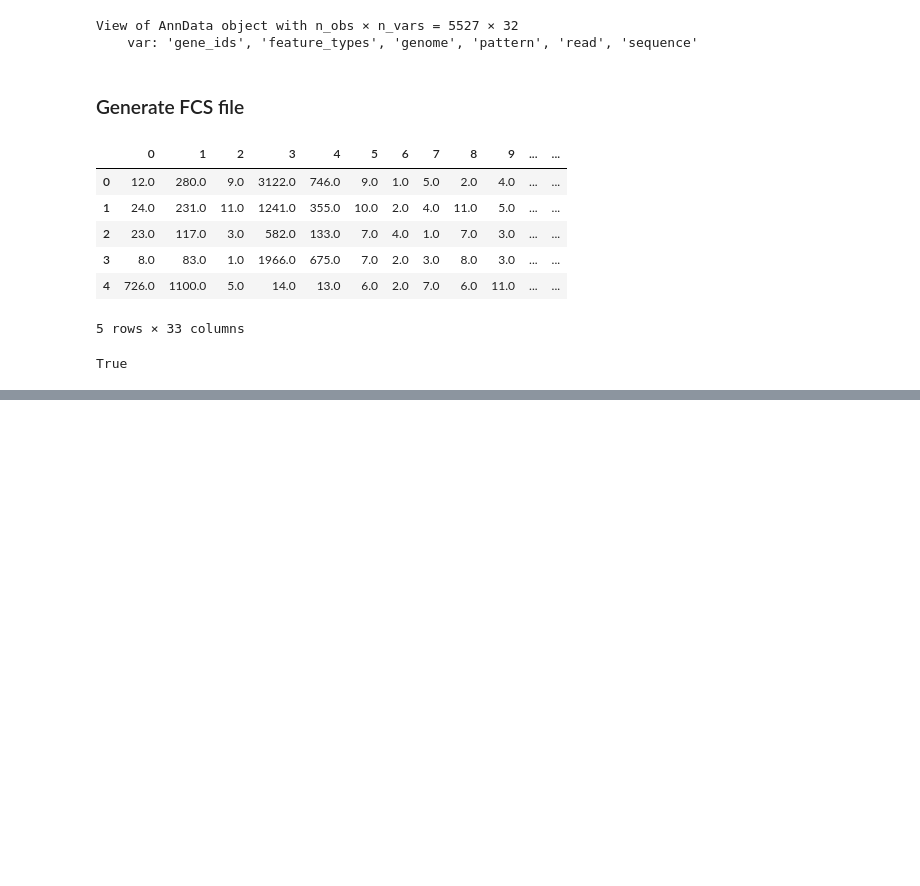
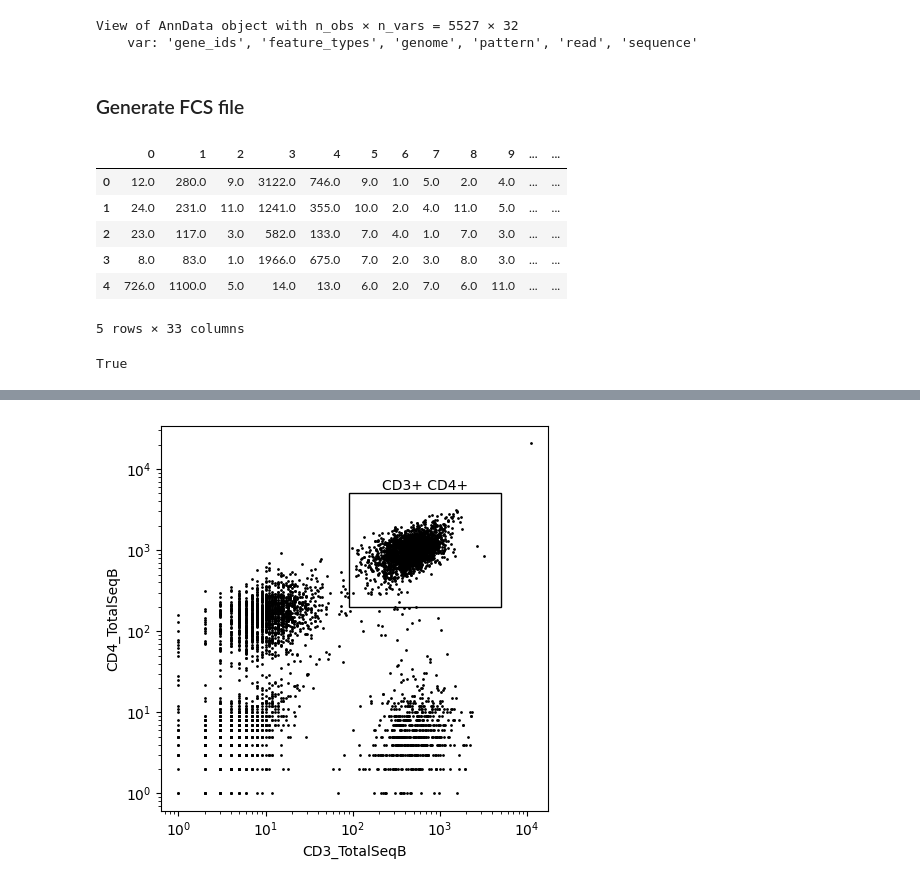
Before and after one commit to harryhaller001/anndata-fcs, a Jupyter notebook: testing_citeseq.ipynb, the cells around one changed output, grey strips where cells are left out. Drawn from its saved outputs; the diff is of its cells as text; code cells hidden in the pictures; blank space fills up the shorter version.

```diff
--- a/testing_citeseq.ipynb
+++ b/testing_citeseq.ipynb
@@ -64,3 +65,9 @@ pd.DataFrame(np.reshape(fcs_data.events, (-1, fcs_data.channel_count))).head()
 ).all()
 # %% [output]
 True
+# %%
+comp_df = pd.DataFrame(
+    np.reshape(fcs_data.events, (-1, fcs_data.channel_count)),
+    columns=[v["PnN"] for v in fcs_data.channels.values()],
+)
+comp_df
@@ -66,0 +88,56 @@ True
+# %%
+from typing import TypeAlias, Literal
+from scipy import stats
+import matplotlib.pyplot as plt
+from matplotlib.patches import Polygon
+
+ScaleType: TypeAlias = Literal["linear", "log", "symlog", "logit"]
+
+
+def plot(
+    data: pd.DataFrame,
+    x: str,
+    y: str,
+    xscale: ScaleType = "log",
+    yscale: ScaleType = "log",
+    density: bool = False,
+):
+    _fig, _ax = plt.subplots(figsize=(5, 5))
+
+    if density is True:
+        values = np.vstack(
+            [
+                data[x].sample(n=1000, random_state=1),
+                data[y].sample(n=1000, random_state=1),
+            ]
+        )
+        kernel = stats.gaussian_kde(values)
+        density_color = kernel(np.vstack([data[x], data[y]]))
+        _ax.scatter(x=data[x], y=data[y], c=density_color, s=1, cmap="jet")
+    else:
+        _ax.scatter(x=data[x], y=data[y], c="black", s=1)
+
+    _ax.set_xscale(xscale)
+    _ax.set_yscale(yscale)
+    _ax.set_xlabel(x)
+    _ax.set_ylabel(y)
+
+    poly = Polygon(
+        [[90, 200], [5000, 200], [5000, 5000], [90, 5000]],
+        closed=True,
+        edgecolor="black",
+        facecolor="none",
+    )
+    _ax.add_patch(poly)
+    _ax.annotate(
+        text="CD3+ CD4+",
+        xy=(np.exp(((np.log(5000) - np.log(90)) / 2) + np.log(90)), 5000 * 1.1),
+        ha="center",
+    )
+
+    return _fig, _ax
+
+
+fig, ax = plot(data=comp_df, x="CD3_TotalSeqB", y="CD4_TotalSeqB")
+# %% [output]
+[figure, added]
```
Also changed, not shown: parts of 5 cells of this notebook, 2 other files.
